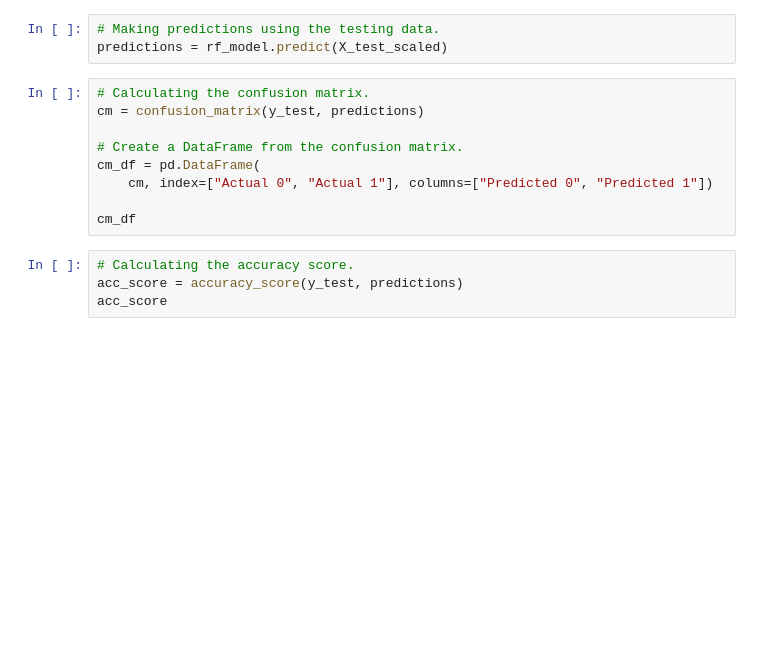
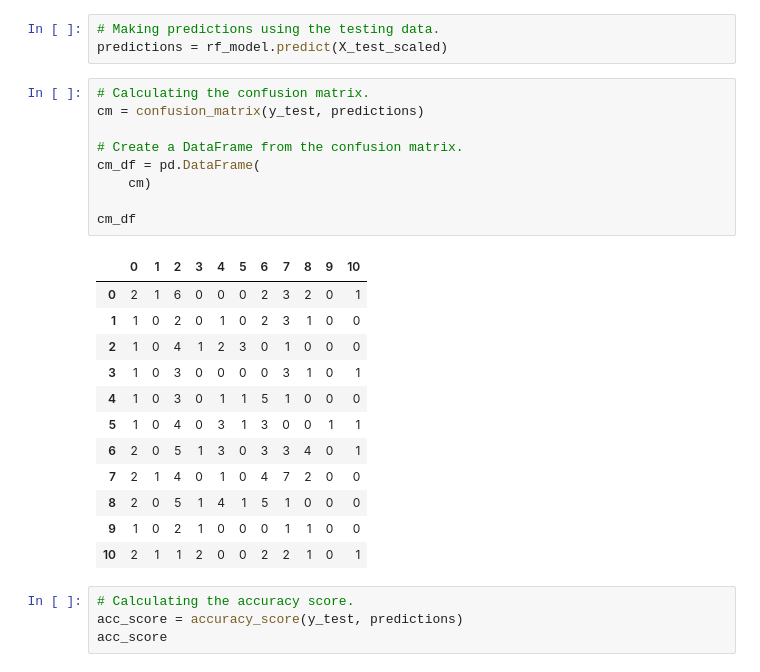
Before and after one commit to mbthompson14/final_project, a Jupyter notebook: linearregression_mental_health_music.ipynb, the cells around one changed output. Drawn from its saved outputs; the diff is of its cells as text; blank space fills up the shorter version.

```diff
--- a/linearregression_mental_health_music.ipynb
+++ b/linearregression_mental_health_music.ipynb
@@ -69,12 +69,25 @@ predictions = rf_model.predict(X_test_scaled)
 # %%
 # Calculating the confusion matrix.
 cm = confusion_matrix(y_test, predictions)
 
 # Create a DataFrame from the confusion matrix.
 cm_df = pd.DataFrame(
-    cm, index=["Actual 0", "Actual 1"], columns=["Predicted 0", "Predicted 1"])
+    cm)
 
 cm_df
+# %% [output]
+|  | 0 | 1 | 2 | 3 | 4 | 5 | 6 | 7 | 8 | 9 | 10 |
+| 0 | 2 | 1 | 6 | 0 | 0 | 0 | 2 | 3 | 2 | 0 | 1 |
+| 1 | 1 | 0 | 2 | 0 | 1 | 0 | 2 | 3 | 1 | 0 | 0 |
+| 2 | 1 | 0 | 4 | 1 | 2 | 3 | 0 | 1 | 0 | 0 | 0 |
+| 3 | 1 | 0 | 3 | 0 | 0 | 0 | 0 | 3 | 1 | 0 | 1 |
+| 4 | 1 | 0 | 3 | 0 | 1 | 1 | 5 | 1 | 0 | 0 | 0 |
+| 5 | 1 | 0 | 4 | 0 | 3 | 1 | 3 | 0 | 0 | 1 | 1 |
+| 6 | 2 | 0 | 5 | 1 | 3 | 0 | 3 | 3 | 4 | 0 | 1 |
+| 7 | 2 | 1 | 4 | 0 | 1 | 0 | 4 | 7 | 2 | 0 | 0 |
+| 8 | 2 | 0 | 5 | 1 | 4 | 1 | 5 | 1 | 0 | 0 | 0 |
+| 9 | 1 | 0 | 2 | 1 | 0 | 0 | 0 | 1 | 1 | 0 | 0 |
+| 10 | 2 | 1 | 1 | 2 | 0 | 0 | 2 | 2 | 1 | 0 | 1 |
 # %%
 # Calculating the accuracy score.
 acc_score = accuracy_score(y_test, predictions)
```
Also changed, not shown: parts of 27 cells of this notebook, 1 other file.
